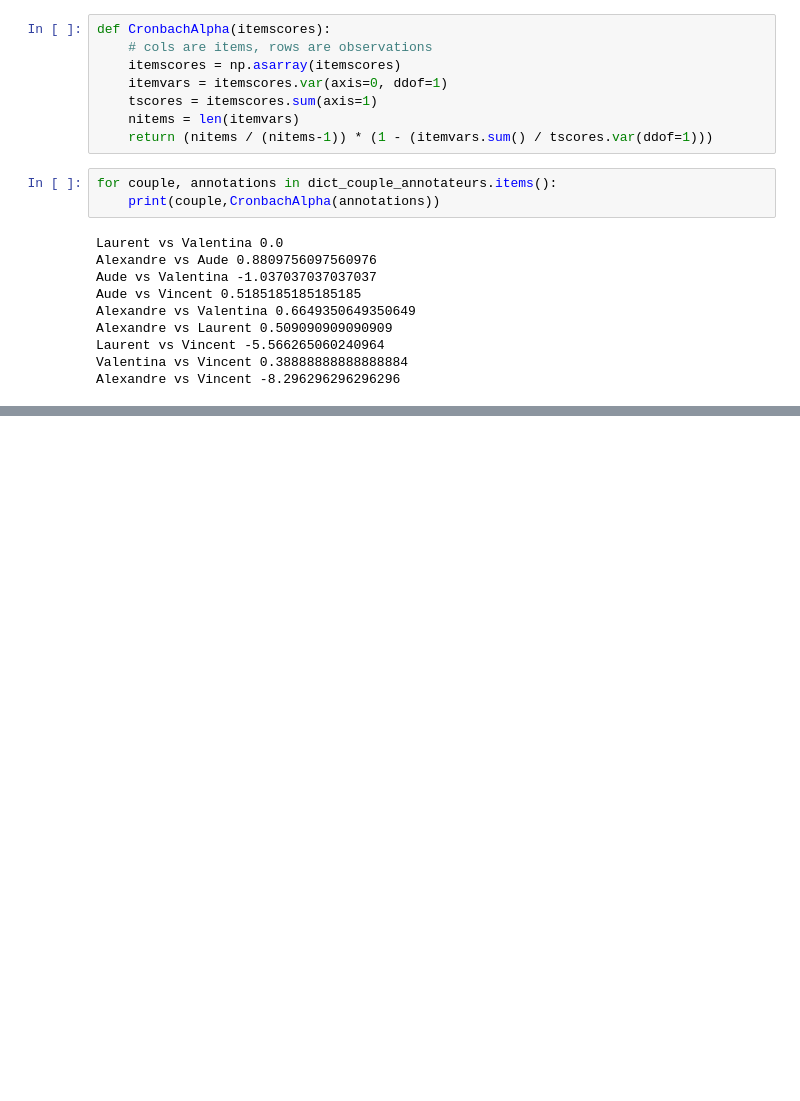
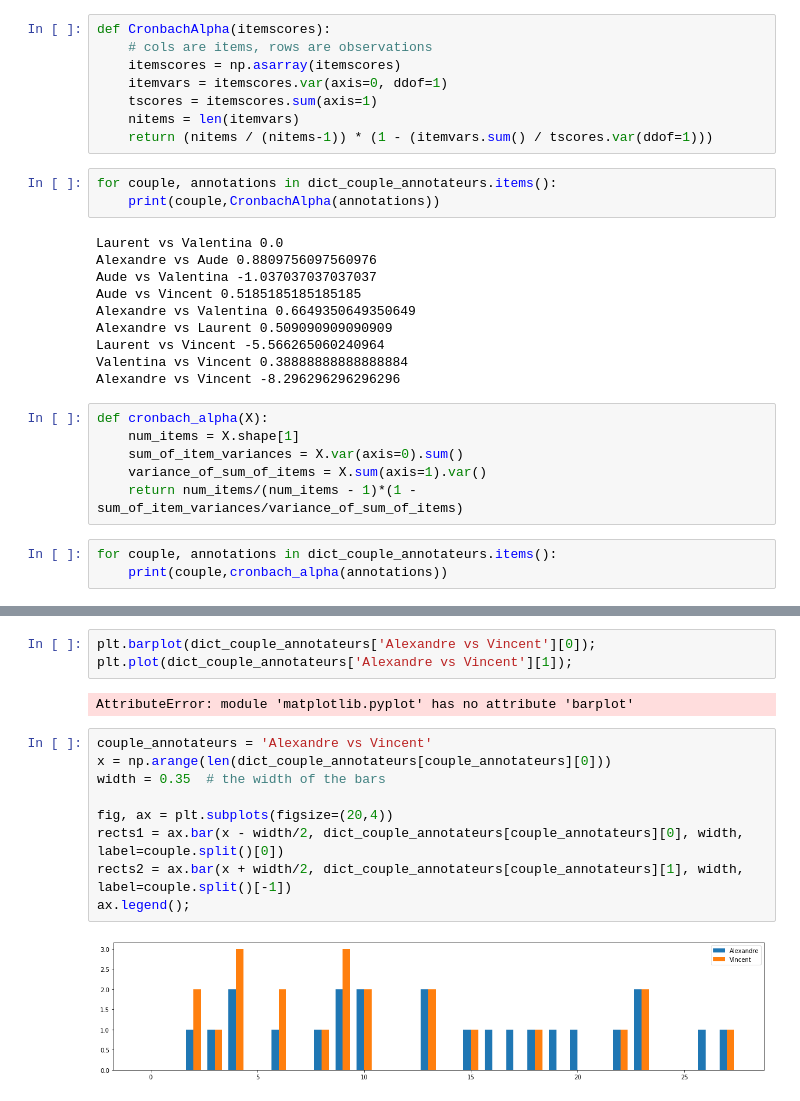
Before and after one commit to Projet-Fil-Rouge-AFPA/filrouge, a Jupyter notebook: Notebook_Annotations.ipynb, the cells around one changed output, grey strips where cells are left out. Saved outputs shown, nothing was run; the diff lists cells and outputs as text; blank space fills up the shorter version.

Commit message:
ajout graphes de comparaisons

```diff
--- a/Notebook_Annotations.ipynb
+++ b/Notebook_Annotations.ipynb
@@ -101,3 +101,12 @@ Alexandre vs Laurent 0.509090909090909
 Laurent vs Vincent -5.566265060240964
 Valentina vs Vincent 0.38888888888888884
 Alexandre vs Vincent -8.296296296296296
+# %%
+def cronbach_alpha(X):
+    num_items = X.shape[1]
+    sum_of_item_variances = X.var(axis=0).sum()
+    variance_of_sum_of_items = X.sum(axis=1).var()
+    return num_items/(num_items - 1)*(1 - sum_of_item_variances/variance_of_sum_of_items)
+# %%
+for couple, annotations in dict_couple_annotateurs.items():
+    print(couple,cronbach_alpha(annotations))
@@ -103,0 +130,16 @@ Alexandre vs Vincent -8.296296296296296
+# %%
+plt.barplot(dict_couple_annotateurs['Alexandre vs Vincent'][0]);
+plt.plot(dict_couple_annotateurs['Alexandre vs Vincent'][1]);
+# %% [output]
+AttributeError: module 'matplotlib.pyplot' has no attribute 'barplot'
+# %%
+couple_annotateurs = 'Alexandre vs Vincent'
+x = np.arange(len(dict_couple_annotateurs[couple_annotateurs][0]))
+width = 0.35  # the width of the bars
+
+fig, ax = plt.subplots(figsize=(20,4))
+rects1 = ax.bar(x - width/2, dict_couple_annotateurs[couple_annotateurs][0], width, label=couple.split()[0])
+rects2 = ax.bar(x + width/2, dict_couple_annotateurs[couple_annotateurs][1], width, label=couple.split()[-1])
+ax.legend();
+# %% [output]
+[figure, added]
```
Also changed, not shown: parts of 3 cells of this notebook.
